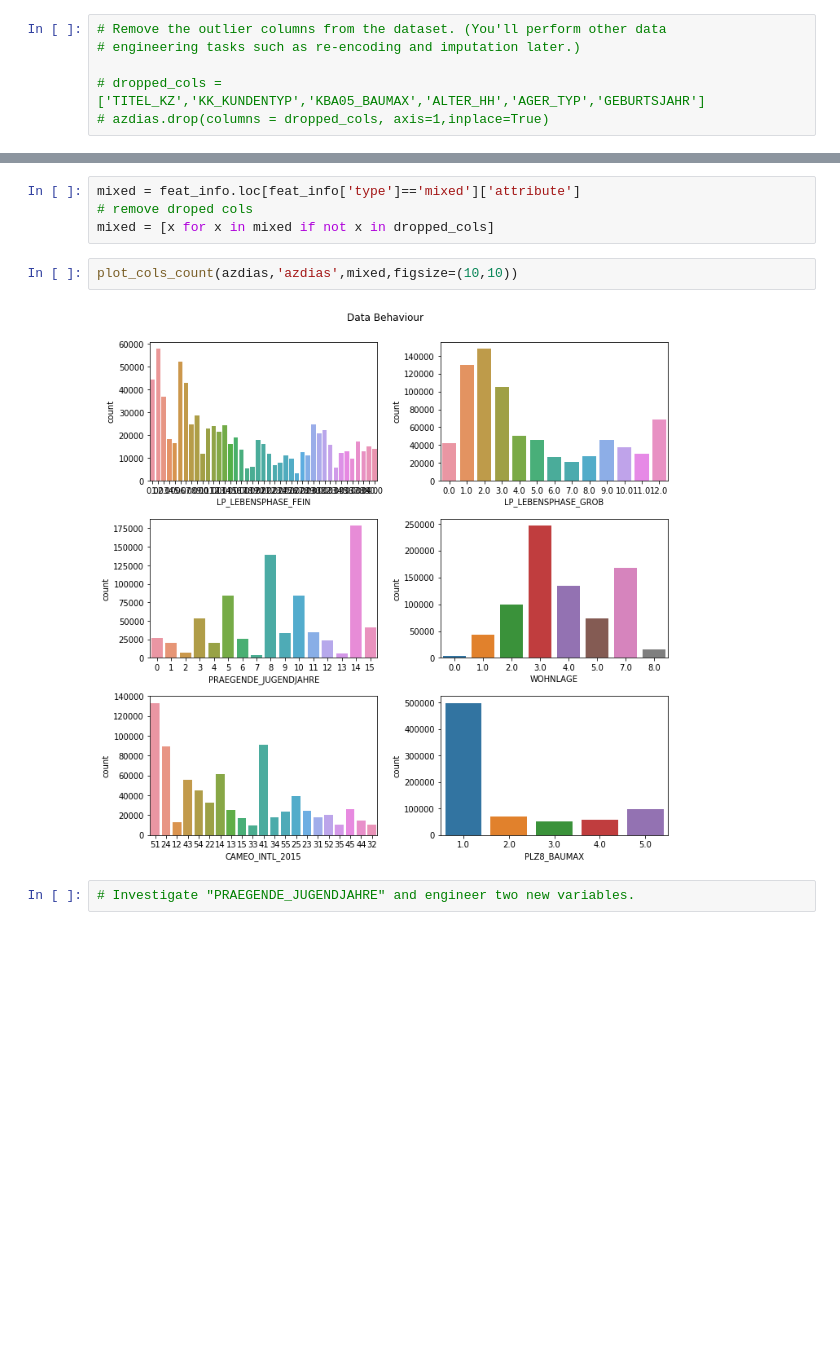
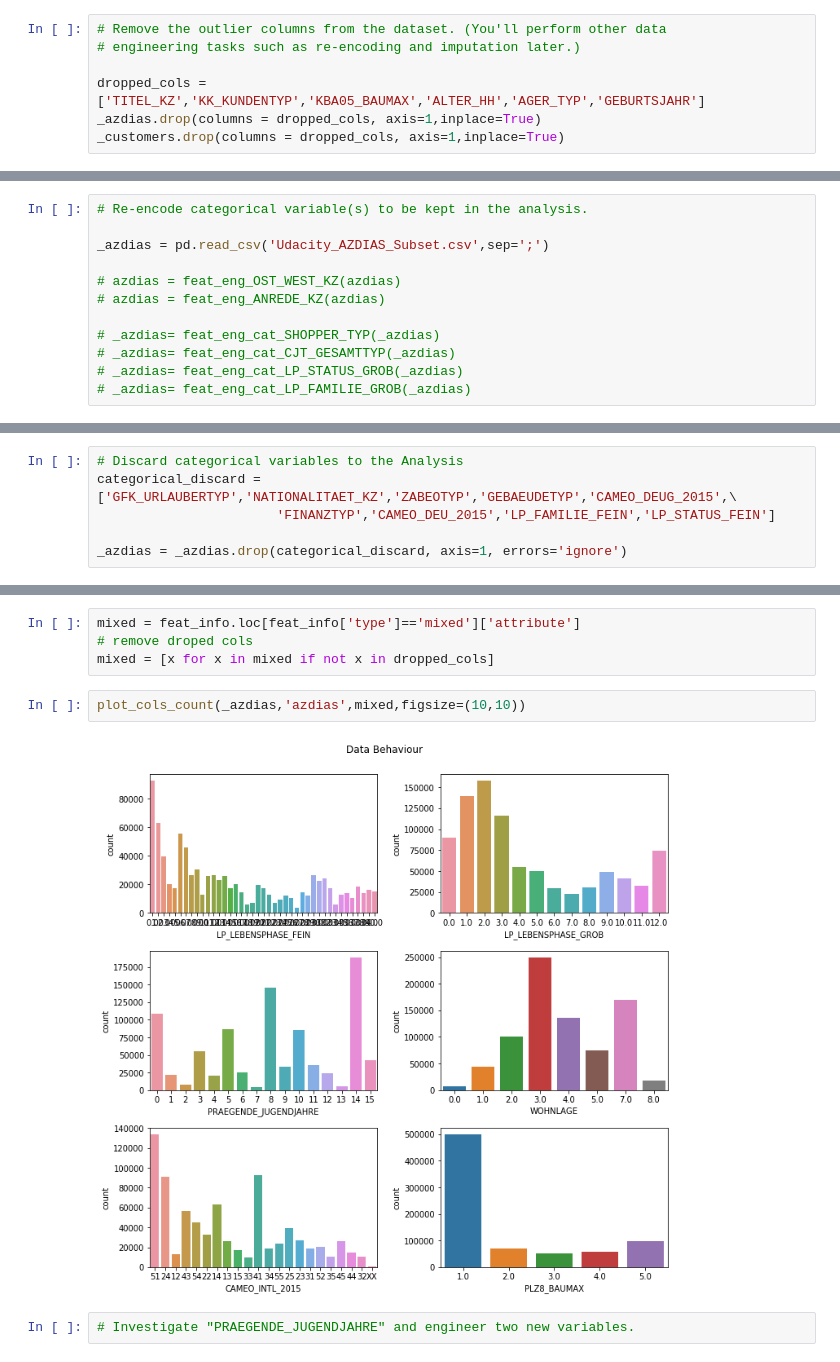
Before and after one commit to jackgara/identify_customer_segments, a Jupyter notebook: Identify_Customer_Segments.ipynb, the cells around one changed output, grey strips where cells are left out. Cells and saved outputs as stored; diff of their text form; blank space fills up the shorter version.

Commit message:
End FEngineering \ Trained Clusters, Elbow Method for K selection, Data Analysis

```diff
--- a/Identify_Customer_Segments.ipynb
+++ b/Identify_Customer_Segments.ipynb
@@ -346,5 +376,6 @@ az_nans_post.loc[az_nans_post['missing']==0]
 # Remove the outlier columns from the dataset. (You'll perform other data
 # engineering tasks such as re-encoding and imputation later.)
 
-# dropped_cols = ['TITEL_KZ','KK_KUNDENTYP','KBA05_BAUMAX','ALTER_HH','AGER_TYP','GEBURTSJAHR']
-# azdias.drop(columns = dropped_cols, axis=1,inplace=True)
+dropped_cols = ['TITEL_KZ','KK_KUNDENTYP','KBA05_BAUMAX','ALTER_HH','AGER_TYP','GEBURTSJAHR']
+_azdias.drop(columns = dropped_cols, axis=1,inplace=True)
+_customers.drop(columns = dropped_cols, axis=1,inplace=True)
@@ -560,0 +770,12 @@ plot_cols_count(azdias,'azdias',categoricals,figsize=(10,30))
+# %%
+# Re-encode categorical variable(s) to be kept in the analysis.
+
+_azdias = pd.read_csv('Udacity_AZDIAS_Subset.csv',sep=';')
+
+# azdias = feat_eng_OST_WEST_KZ(azdias)
+# azdias = feat_eng_ANREDE_KZ(azdias)
+
+# _azdias= feat_eng_cat_SHOPPER_TYP(_azdias)
+# _azdias= feat_eng_cat_CJT_GESAMTTYP(_azdias)
+# _azdias= feat_eng_cat_LP_STATUS_GROB(_azdias)
+# _azdias= feat_eng_cat_LP_FAMILIE_GROB(_azdias)
@@ -560,0 +786,6 @@ plot_cols_count(azdias,'azdias',categoricals,figsize=(10,30))
+# %%
+# Discard categorical variables to the Analysis
+categorical_discard = ['GFK_URLAUBERTYP','NATIONALITAET_KZ','ZABEOTYP','GEBAEUDETYP','CAMEO_DEUG_2015',\
+                       'FINANZTYP','CAMEO_DEU_2015','LP_FAMILIE_FEIN','LP_STATUS_FEIN']
+
+_azdias = _azdias.drop(categorical_discard, axis=1, errors='ignore')
@@ -688,9 +858,9 @@ mixed = feat_info.loc[feat_info['type']=='mixed']['attribute']
 # remove droped cols
 mixed = [x for x in mixed if not x in dropped_cols]
 # %%
-plot_cols_count(azdias,'azdias',mixed,figsize=(10,10))
+plot_cols_count(_azdias,'azdias',mixed,figsize=(10,10))
 # %% [output]
-[figure, old version]
+[figure, new version]
 # %%
 # Investigate "PRAEGENDE_JUGENDJAHRE" and engineer two new variables.
 # %% [markdown]
```
Also changed, not shown: parts of 152 cells of this notebook, 1 other file.
